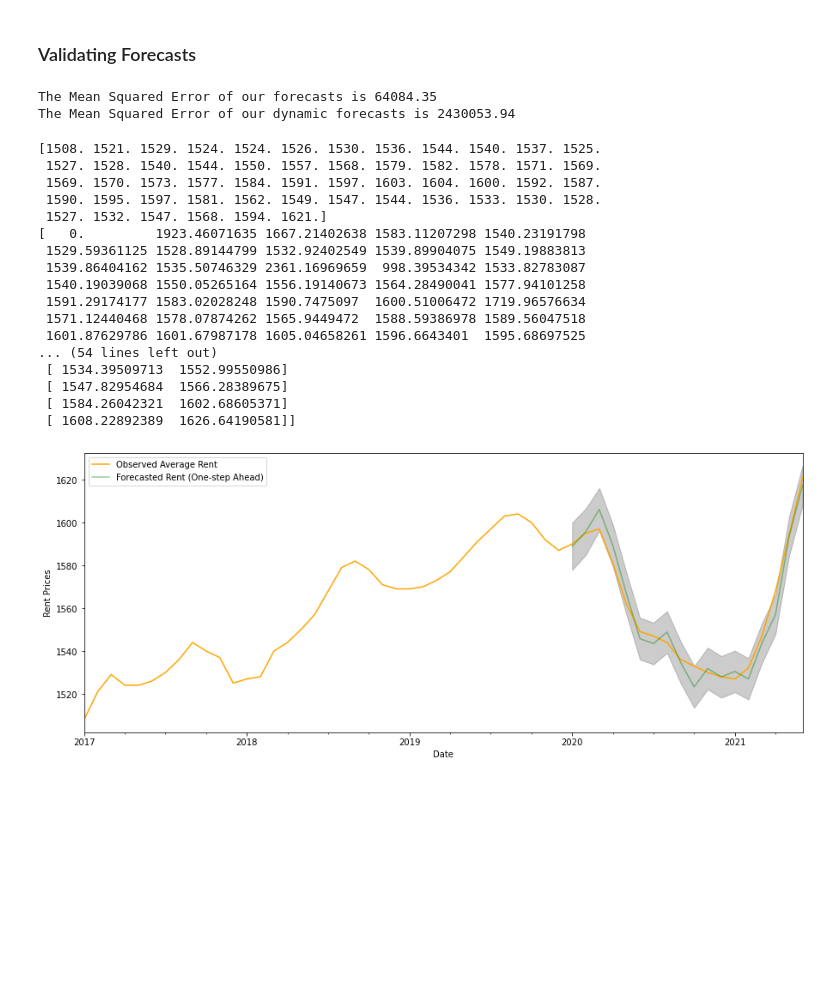
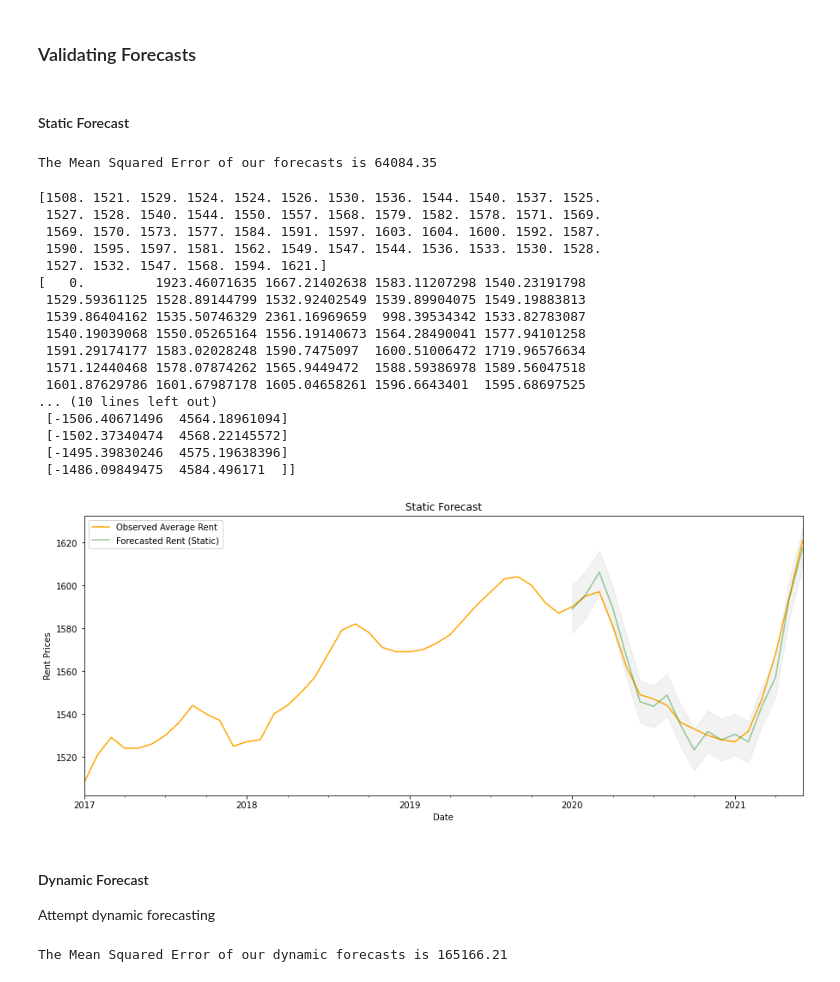
Before and after one commit to JeremyWeidner/421b_forecasting, a Jupyter notebook: arima_fit.ipynb, the cells around one changed output. Saved outputs shown, nothing was run; the diff lists cells and outputs as text; code cells hidden in the pictures; blank space fills up the shorter version.

Commit message:
attempted dynamic forecasting (looks bad)

```diff
--- a/arima_fit.ipynb
+++ b/arima_fit.ipynb
@@ -234,6 +234,8 @@ plt.show() # add this line to avoid double plots
 [figure]
 # %% [markdown]
 ### Validating Forecasts
+# %% [markdown]
+#### Static Forecast
 # %%
 # produce one-step ahead forecasts, (forecasts generated using the full history)
 pred = results.get_prediction(dynamic=False)
@@ -247,20 +246,14 @@ y_forecasted = pred.predicted_mean
 # Compute the mean square error
 mse = ((y_forecasted - y) ** 2).mean()
 print('The Mean Squared Error of our forecasts is {}'.format(round(mse, 2)))
-
-#### Note: Dynamic Forecasting has worse MSE ####
-y_forecasted_dynamic = pred_dynamic.predicted_mean
-mse_dynamic = ((y_forecasted_dynamic - y) ** 2).mean()
-print('The Mean Squared Error of our dynamic forecasts is {}'.format(round(mse_dynamic, 2)))
 # %% [output]
 The Mean Squared Error of our forecasts is 64084.35
-The Mean Squared Error of our dynamic forecasts is 2430053.94
 # %%
 print(y)
 
 print(y_forecasted)
 
-print(pred_ci)
+print(pred_ci[:10])
 # %% [output]
 [1508. 1521. 1529. 1524. 1524. 1526. 1530. 1536. 1544. 1540. 1537. 1525.
  1527. 1528. 1540. 1544. 1550. 1557. 1568. 1579. 1582. 1578. 1571. 1569.
@@ -274,11 +267,11 @@ print(pred_ci)
  1591.29174177 1583.02028248 1590.7475097  1600.51006472 1719.96576634
  1571.12440468 1578.07874262 1565.9449472  1588.59386978 1589.56047518
  1601.87629786 1601.67987178 1605.04658261 1596.6643401  1595.68697525
-... (54 lines left out)
- [ 1534.39509713  1552.99550986]
- [ 1547.82954684  1566.28389675]
- [ 1584.26042321  1602.68605371]
- [ 1608.22892389  1626.64190581]]
+... (10 lines left out)
+ [-1506.40671496  4564.18961094]
+ [-1502.37340474  4568.22145572]
+ [-1495.39830246  4575.19638396]
+ [-1486.09849475  4584.496171  ]]
 # %%
 # add forecasted rent and the confidence interval to record dataframe for graph purposes
 record['forecasted_rent'] = y_forecasted
@@ -286,17 +279,22 @@ record['CI_low'] = pred_ci[:, 0]
 record['CI_high'] = pred_ci[:, 1]
 # %%
 ax = record['avg_rent'].plot(label='Observed Average Rent', color = 'orange', figsize=(15, 6))
-record['forecasted_rent']['2020':].plot(ax=ax, label='Forecasted Rent (One-step Ahead)', alpha=.4, color = "green")
+record['forecasted_rent']['2020':].plot(ax=ax, label='Forecasted Rent (Static)', alpha=.4, color = "green")
 
 ax.fill_between(record.index[-len(record['forecasted_rent']['2020':]):],
                 pd.DataFrame.to_numpy(record['CI_low']['2020':]),
                 pd.DataFrame.to_numpy(record['CI_high']['2020':]),
-                color='k', alpha=.2)
+                color='k', alpha=.05)
 
 ax.set_xlabel('Date')
 ax.set_ylabel('Rent Prices')
 plt.legend(loc = 'upper left')
+plt.title("Static Forecast")
 
 plt.show()
 # %% [output]
-[figure, old version]
+[figure, new version]
+# %% [markdown]
+#### Dynamic Forecast
+
+Attempt dynamic forecasting
@@ -302,0 +308,9 @@ plt.show()
+# %%
+y_forecasted_dynamic = pred_dynamic.predicted_mean
+y_forecasted_dynamic
+mse_dynamic = ((y_forecasted_dynamic - y[-len(record['forecasted_rent']['2020':])]) ** 2).mean()
+print('The Mean Squared Error of our dynamic forecasts is {}'.format(round(mse_dynamic, 2)))
+
+#### Note: Dynamic Forecasting has worse MSE ####
+# %% [output]
+The Mean Squared Error of our dynamic forecasts is 165166.21
```
Also changed, not shown: parts of 5 cells of this notebook.
